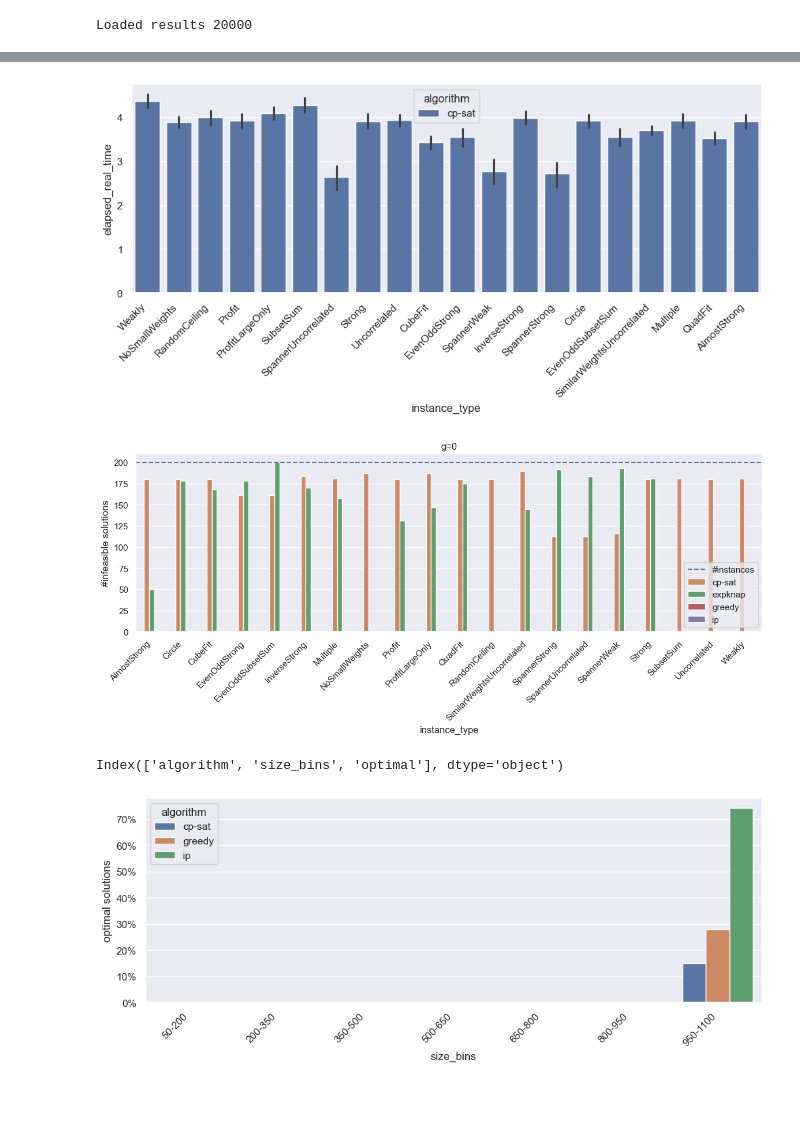
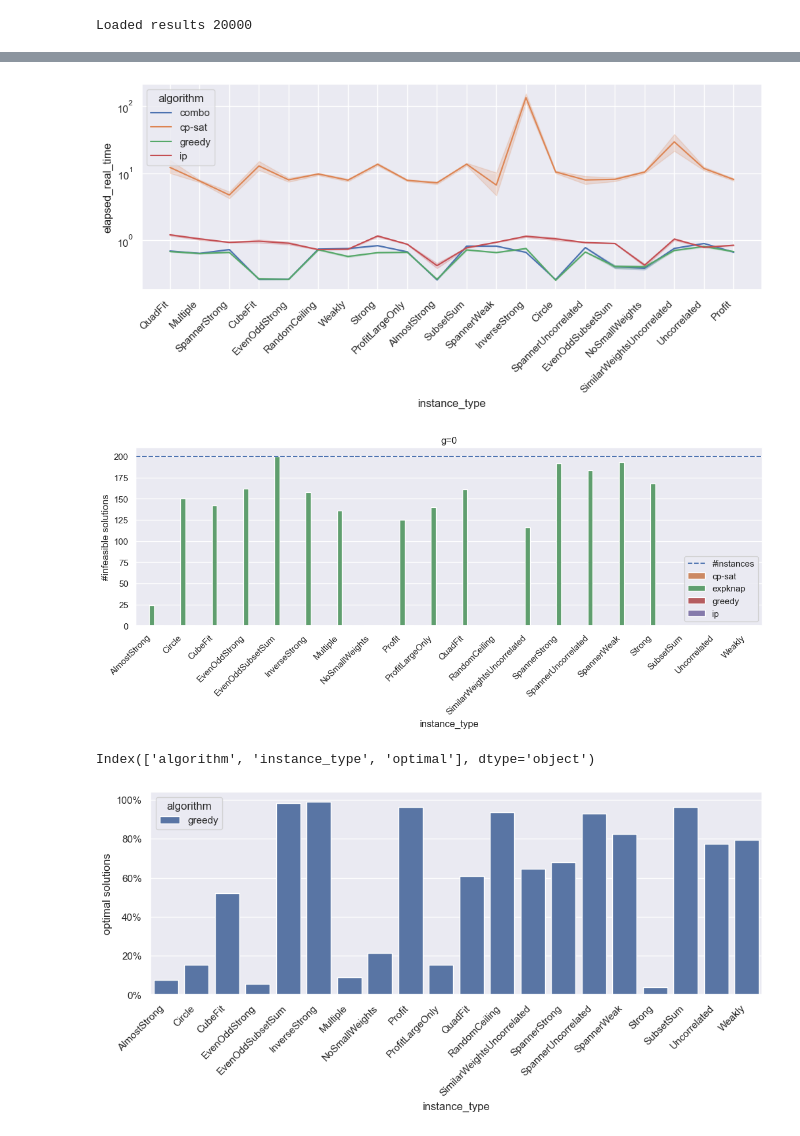
Before and after one commit to SoerenWilkening/QTG_0-1Knapsack, a Jupyter notebook: evaluation/06_classical_comparison.ipynb, the cells around one changed output, grey strips where cells are left out. Cells and saved outputs as stored; diff of their text form; code cells hidden in the pictures; blank space fills up the shorter version.

```diff
--- a/evaluation/06_classical_comparison.ipynb
+++ b/evaluation/06_classical_comparison.ipynb
@@ -19,7 +19,7 @@ plt.rcParams['figure.figsize'] = [4.5, 3.5]
 
 sns.set_theme()
 
-result_paths = ['results/classical_benchmark/smith_miles_original']
+result_paths = ['results/classical_benchmark/smith_miles_original_300']
 # %%
 def _row_correction(row):
     # this function makes sure that the values in the results are uniform even though they are not
@@ -142,7 +142,7 @@ def parse_row(row):
         'gap': gap,
         'local_gap': local_gap,
         'objective_value': row['result']['objective_value'],
-        'optimal': best_bounds[instance_name] == row['result']['objective_value']
+        'optimal': gap <= 1e-4 # MIP gap of Gurobi
     }
 
 
@@ -175,10 +175,11 @@ plt.show()
 # %%
 fig, ax = plt.subplots(figsize=(12, 4))
-sns.barplot(data=results[(results["algorithm"] == "cp-sat")], x='instance_type', y='elapsed_real_time', hue='algorithm', dodge=True, ax=ax)
+sns.lineplot(data=results[(results["algorithm"] != "expknap")], x='instance_type', y='elapsed_real_time', hue='algorithm', ax=ax)
 ax.set_xticks(ax.get_xticks(), ax.get_xticklabels(), rotation=45, ha='right')
+ax.set_yscale("log")
 plt.show()
 # %% [output]
-[figure, old version]
+[figure, new version]
 # %%
 for g in sorted(results['g'].unique()):
     current_results = results[results['g'] == g]
@@ -210,22 +211,22 @@ for g in sorted(results['g'].unique()):
 
     plt.show()
 # %% [output]
-[figure, old version]
+[figure, new version]
 # %%
-size_measure = "size_bins"
+size_measure = "instance_type"
 how_many_optimal = results.groupby(['algorithm', size_measure], observed=True)['optimal'].sum().reset_index()
 
 print(how_many_optimal.columns)
 how_many_optimal['optimal'] = how_many_optimal.apply(lambda row: row["optimal"] / len(results[(results['algorithm'] == "combo") & (results[size_measure] == row[size_measure])]), axis=1)
 
 fig, ax = plt.subplots(figsize=(12, 4))
-sns.barplot(data=how_many_optimal[(how_many_optimal["algorithm"] != "expknap") & (how_many_optimal["algorithm"] != "combo")], x=size_measure, y='optimal', hue='algorithm', ax=ax)
+sns.barplot(data=how_many_optimal[(how_many_optimal["algorithm"] != "expknap") & (how_many_optimal["algorithm"] != "combo") & (how_many_optimal["optimal"] < 1)], x=size_measure, y='optimal', hue='algorithm', ax=ax)
 
 # format y axis in percent
 ax.yaxis.set_major_formatter(mtick.PercentFormatter(1.0))
 ax.set_xticks(ax.get_xticks(), ax.get_xticklabels(), rotation=45, ha='right')
 ax.set_ylabel("optimal solutions")
 plt.show()
 # %% [output]
-Index(['algorithm', 'size_bins', 'optimal'], dtype='object')
+Index(['algorithm', 'instance_type', 'optimal'], dtype='object')
-[figure, old version]
+[figure, new version]
```
Also changed, not shown: parts of 4 cells of this notebook.
